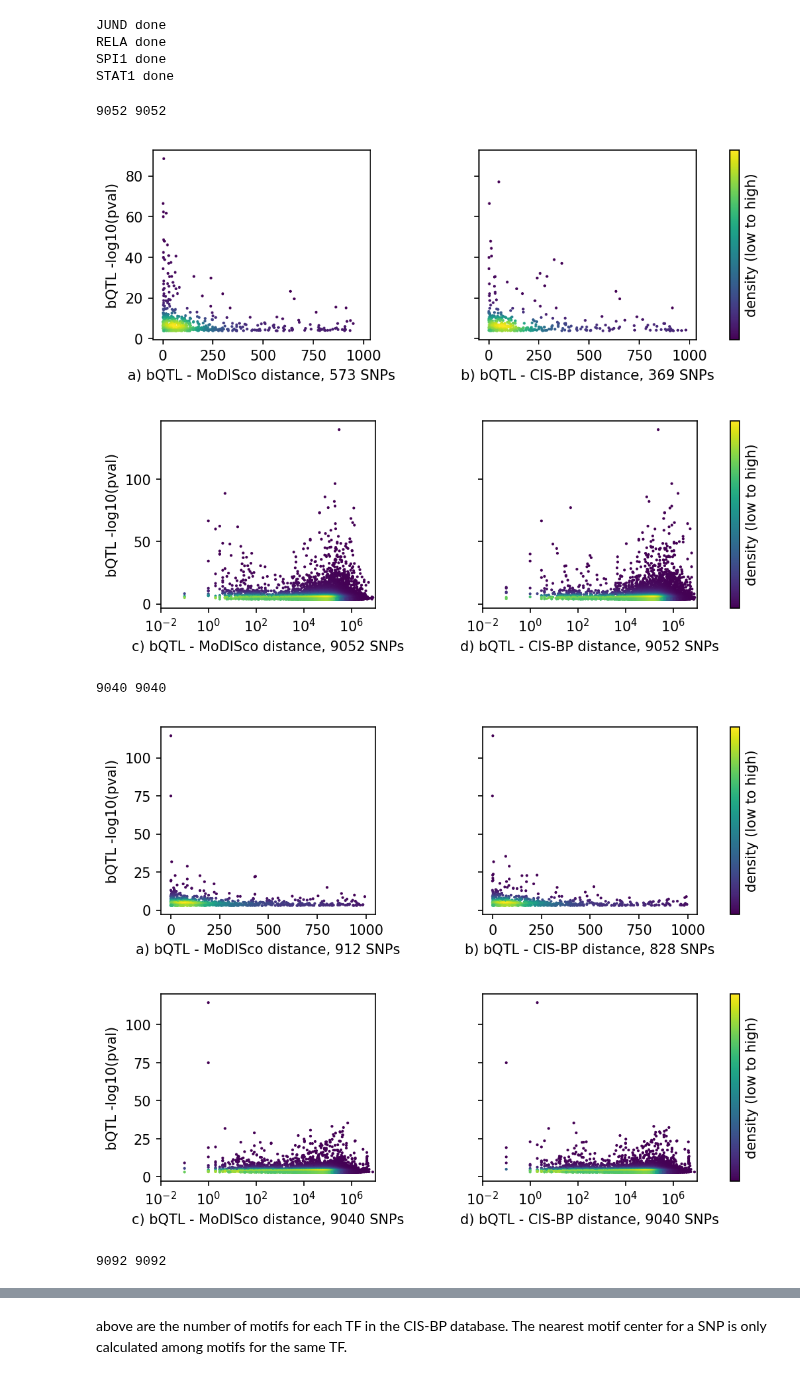
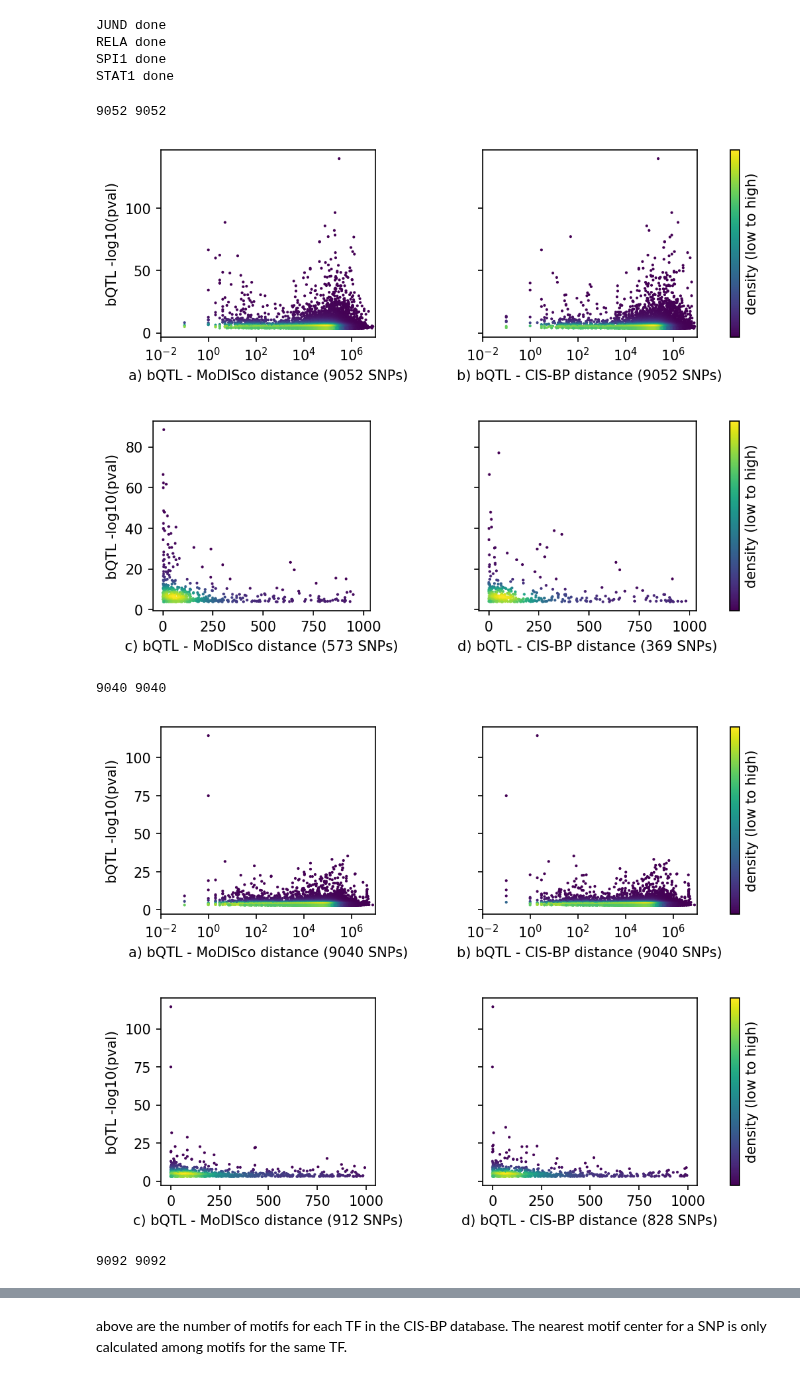
Before and after one commit to kundajelab/tfmodisco_bio_experiments, a Jupyter notebook: results/nandi/CIS-BP/bQTL_comp_modisco_cisbp.ipynb, the cells around one changed output, grey strips where cells are left out. Drawn from its saved outputs; the diff is of its cells as text; code cells hidden in the pictures.

```diff
--- a/results/nandi/CIS-BP/bQTL_comp_modisco_cisbp.ipynb
+++ b/results/nandi/CIS-BP/bQTL_comp_modisco_cisbp.ipynb
@@ -77,72 +77,73 @@ for i, tf in enumerate(tf_list):
     #print(snp_list[:5])
 
 
-    x = [item[0] for item in snp_list_m if item[1] > 0 and item[0] <= 1000]
-    y = [item[1] for item in snp_list_m if item[1] > 0 and item[0] <= 1000]
-    xy = np.vstack([x,y])
-    z = gaussian_kde(xy)(xy)
-
-    xc = [item[0] for item in snp_list_c if item[1] > 0 and item[0] <= 1000]
-    yc = [item[1] for item in snp_list_c if item[1] > 0 and item[0] <= 1000]
-    xyc = np.vstack([xc,yc])
-    zc = gaussian_kde(xyc)(xyc)
-
-
-    fig, (ax1, ax2) = plt.subplots(1, 2, sharex=True, sharey=True, figsize=(10, 2.5), dpi= 150)
-    fig.subplots_adjust(wspace=0.5)
-    fig.subplots_adjust(right=0.8)
-    im = ax1.scatter(x, y, 1, c=z, alpha=1, marker='o', label=".")
-    ax1.set_xlabel("a) bQTL - MoDISco distance, " + str(len(x)) + " SNPs")
-    ax1.set_ylabel("bQTL -log10(pval)")
-
-    im = ax2.scatter(xc, yc, 1, c=zc, alpha=1, marker='o', label=".")
-    ax2.set_xlabel("b) bQTL - CIS-BP distance, " + str(len(xc)) + " SNPs")
-    #ax2.set_ylabel("bQTL -log10(pval)")
-
-    cbar = fig.colorbar(im, ax=[ax1, ax2], label='density (low to high)', ticks=[-1, 0, 1])
-    #cbar = fig.colorbar(cax, ticks=[-1, 0, 1], orientation='horizontal')
-    cbar.ax.set_yticklabels(['Low', 'Medium', 'High'])  # horizontal colorbar
-    plt.show()
-    fig.savefig("under_1ksummit/" + tf + "_cmp_1k.png", bbox_inches='tight')
-
-    # https://stackoverflow.com/questions/20105364/how-can-i-make-a-scatter-plot-colored-by-density-in-matplotlib
 
     x = [item[0] for item in snp_list_m]
     y = [item[1] for item in snp_list_m]
     xy = np.vstack([x,y])
     z = gaussian_kde(xy)(xy)
 
     xc = [item[0] for item in snp_list_c]
     yc = [item[1] for item in snp_list_c]
     xyc = np.vstack([xc,yc])
     zc = gaussian_kde(xyc)(xyc)
 
 
     fig, (ax1, ax2) = plt.subplots(1, 2, sharex=True, sharey=True, figsize=(10, 2.5), dpi= 150)
     fig.subplots_adjust(wspace=0.5)
     fig.subplots_adjust(right=0.8)
     im = ax1.scatter(x, y, 1, c=z, alpha=1, marker='o', label=".")
-    ax1.set_xlabel("c) bQTL - MoDISco distance, " + str(len(x)) + " SNPs")
+    ax1.set_xlabel("a) bQTL - MoDISco distance (" + str(len(x)) + " SNPs)")
     ax1.set_ylabel("bQTL -log10(pval)")
     ax1.set_xscale('log')
     ax1.set_xlim([0.01, 1e7])
 
     im = ax2.scatter(xc, yc, 1, c=zc, alpha=1, marker='o', label=".")
-    ax2.set_xlabel("d) bQTL - CIS-BP distance, " + str(len(xc)) + " SNPs")
+    ax2.set_xlabel("b) bQTL - CIS-BP distance (" + str(len(xc)) + " SNPs)")
     #ax2.set_ylabel("SNP -log10(pval)")
     ax2.set_xscale('log')
     ax2.set_xlim([0.01, 1e7])
 
     cbar = fig.colorbar(im, ax=[ax1, ax2], label='density (low to high)', ticks=[-1, 0, 1])
     cbar.ax.set_yticklabels(['Low', 'Medium', 'High'])  # horizontal colorbar
 
     plt.show()
     fig.savefig("under_1ksummit/" + tf + "_cmp_log.png", bbox_inches='tight')
+
+    x = [item[0] for item in snp_list_m if item[1] > 0 and item[0] <= 1000]
+    y = [item[1] for item in snp_list_m if item[1] > 0 and item[0] <= 1000]
+    xy = np.vstack([x,y])
+    z = gaussian_kde(xy)(xy)
+
+    xc = [item[0] for item in snp_list_c if item[1] > 0 and item[0] <= 1000]
+    yc = [item[1] for item in snp_list_c if item[1] > 0 and item[0] <= 1000]
+    xyc = np.vstack([xc,yc])
+    zc = gaussian_kde(xyc)(xyc)
+
+
+    fig, (ax1, ax2) = plt.subplots(1, 2, sharex=True, sharey=True, figsize=(10, 2.5), dpi= 150)
+    fig.subplots_adjust(wspace=0.5)
+    fig.subplots_adjust(right=0.8)
+    im = ax1.scatter(x, y, 1, c=z, alpha=1, marker='o', label=".")
+    ax1.set_xlabel("c) bQTL - MoDISco distance (" + str(len(x)) + " SNPs)")
+    ax1.set_ylabel("bQTL -log10(pval)")
+
+    im = ax2.scatter(xc, yc, 1, c=zc, alpha=1, marker='o', label=".")
+    ax2.set_xlabel("d) bQTL - CIS-BP distance (" + str(len(xc)) + " SNPs)")
+    #ax2.set_ylabel("bQTL -log10(pval)")
+
+    cbar = fig.colorbar(im, ax=[ax1, ax2], label='density (low to high)', ticks=[-1, 0, 1])
+    #cbar = fig.colorbar(cax, ticks=[-1, 0, 1], orientation='horizontal')
+    cbar.ax.set_yticklabels(['Low', 'Medium', 'High'])  # horizontal colorbar
+    plt.show()
+    fig.savefig("under_1ksummit/" + tf + "_cmp_1k.png", bbox_inches='tight')
+
+    # https://stackoverflow.com/questions/20105364/how-can-i-make-a-scatter-plot-colored-by-density-in-matplotlib
 # %% [output]
 9052 9052
-[figure, old version]
+[figure, new version]
-[figure, old version]
+[figure, new version]
 9040 9040
-[figure, old version]
+[figure, new version]
-[figure, old version]
+[figure, new version]
 9092 9092
```
Also changed, not shown: parts of 1 cell of this notebook, 8 other files.
